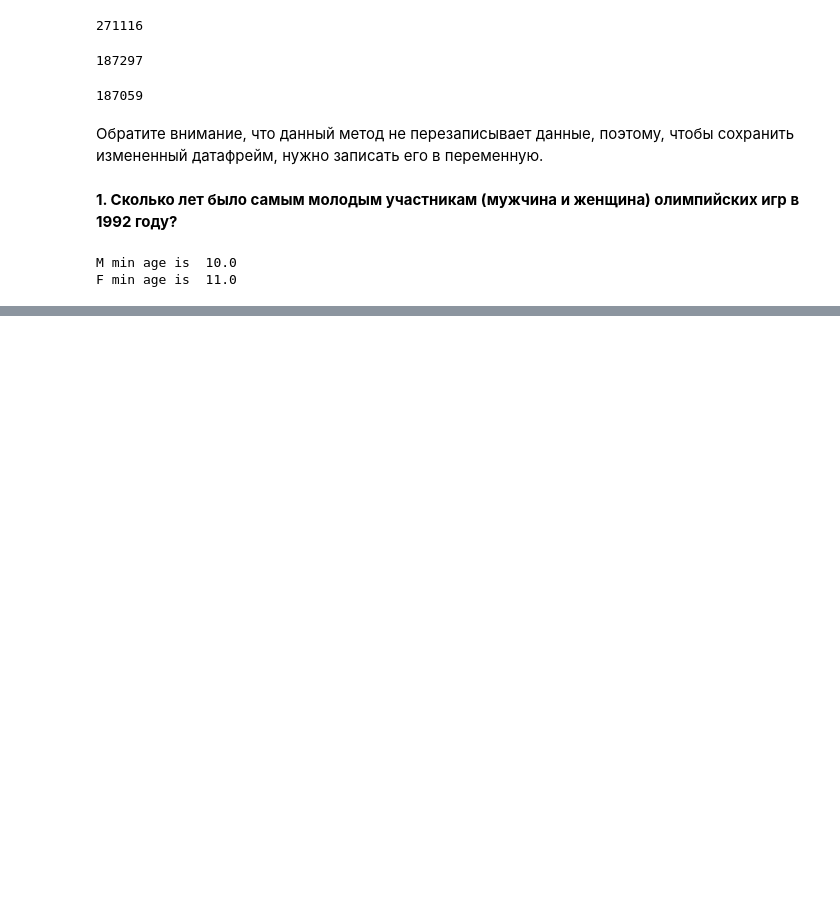
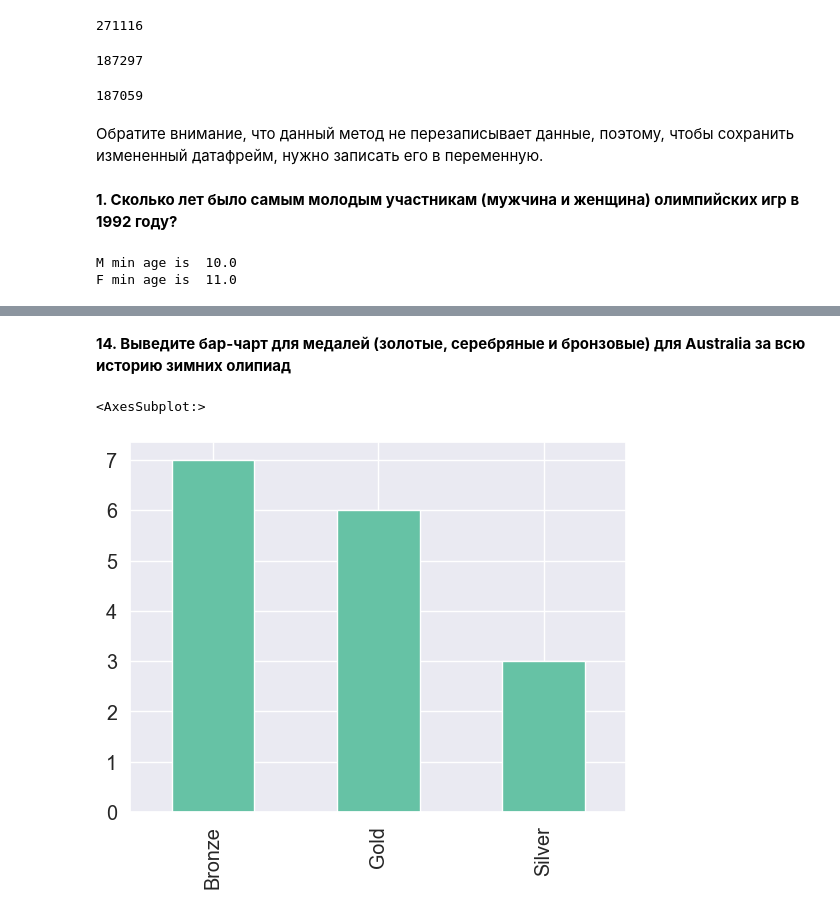
Before and after one commit to innokeny/skillfactory_hack, a Jupyter notebook: факлуьтатив/3lab/3lab.ipynb, the cells around one changed output, grey strips where cells are left out. Drawn from its saved outputs; the diff is of its cells as text; code cells hidden in the pictures; blank space fills up the shorter version.

```diff
--- a/факлуьтатив/3lab/3lab.ipynb
+++ b/факлуьтатив/3lab/3lab.ipynb
@@ -262,0 +235,8 @@ __20. Проверьте, выиграла ли принимающая стра
+# %% [markdown]
+**14. Выведите бар-чарт для медалей (золотые, серебряные и бронзовые) для Australia за всю историю зимних олипиад**
+# %%
+data[(data['Team'] == 'Australia') & (data['Season'] == 'Winter') & (
+    data['Medal'].notna())]['Medal'].value_counts().plot(kind='bar')
+# %% [output]
+<AxesSubplot:>
+[figure, added]
```
Also changed, not shown: parts of 76 cells of this notebook, 3 other files.
